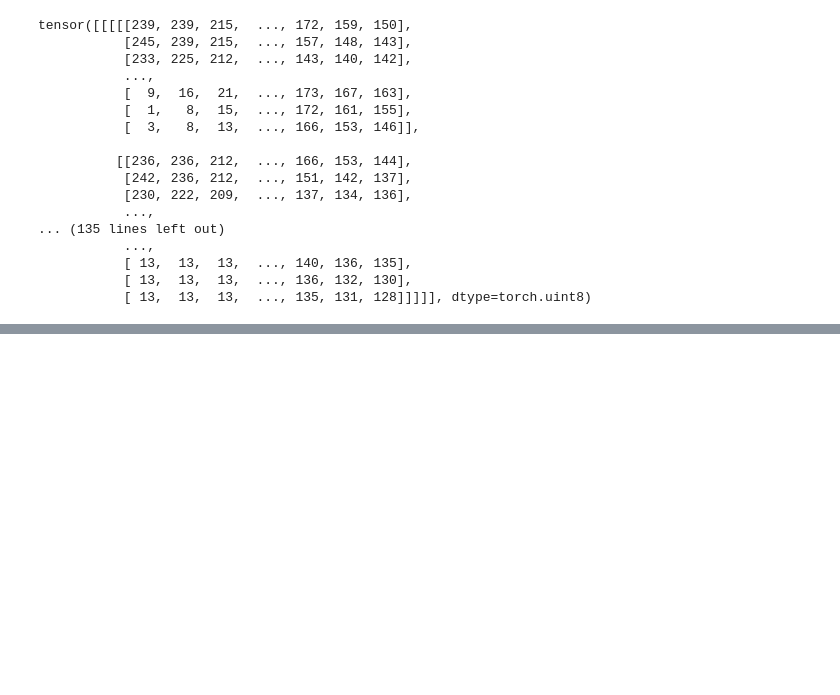
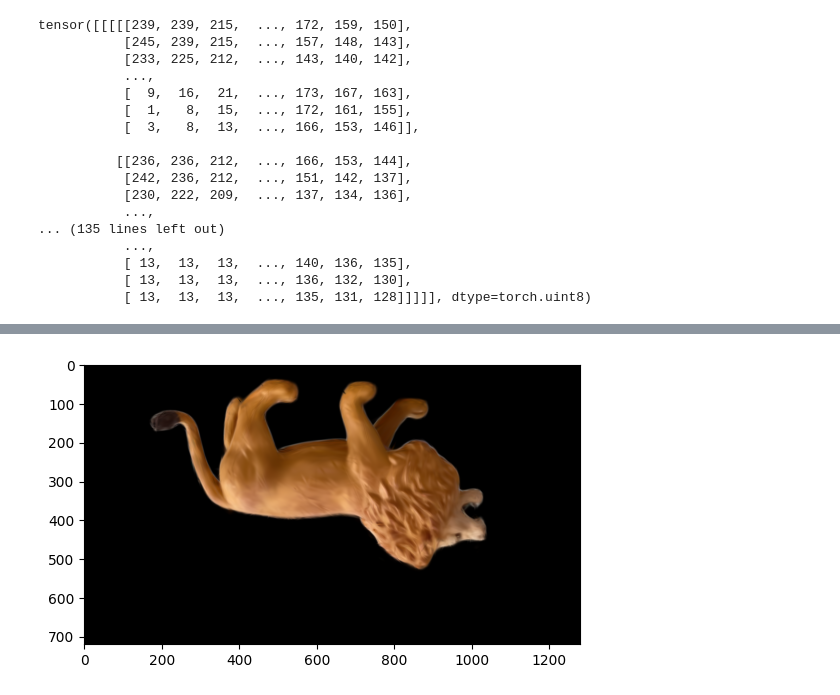
Before and after one commit to Jafonso-sudo/GSPose, a Jupyter notebook: notebook/cotracker.ipynb, the cells around one changed output, grey strips where cells are left out. Cells and saved outputs as stored; diff of their text form; code cells hidden in the pictures; blank space fills up the shorter version.

Commit message:
wip: CoTracker switcher w/ CAD model

```diff
--- a/notebook/cotracker.ipynb
+++ b/notebook/cotracker.ipynb
@@ -257,0 +260,11 @@ for rotation_matrice in rotation_matrices:
+# %%
+R = np.eye(3)
+# Rotate 90 degrees on x-axis
+
+T = np.array([0.0, 0.0, dataset.bbox3d_diameter])
+
+render = render_gaussian_model_with_info(gaussian_object, camKs[0], H, W, R, T)
+plt.imshow(render['image'])
+plt.show()
+# %% [output]
+[figure, added]
```
Also changed, not shown: parts of 4 cells of this notebook, 9 other files.
